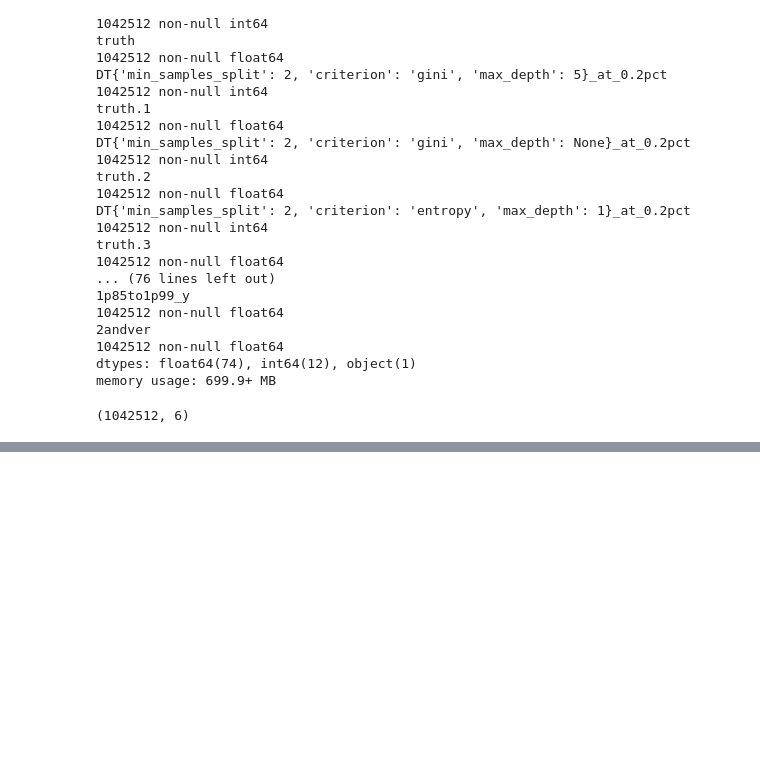
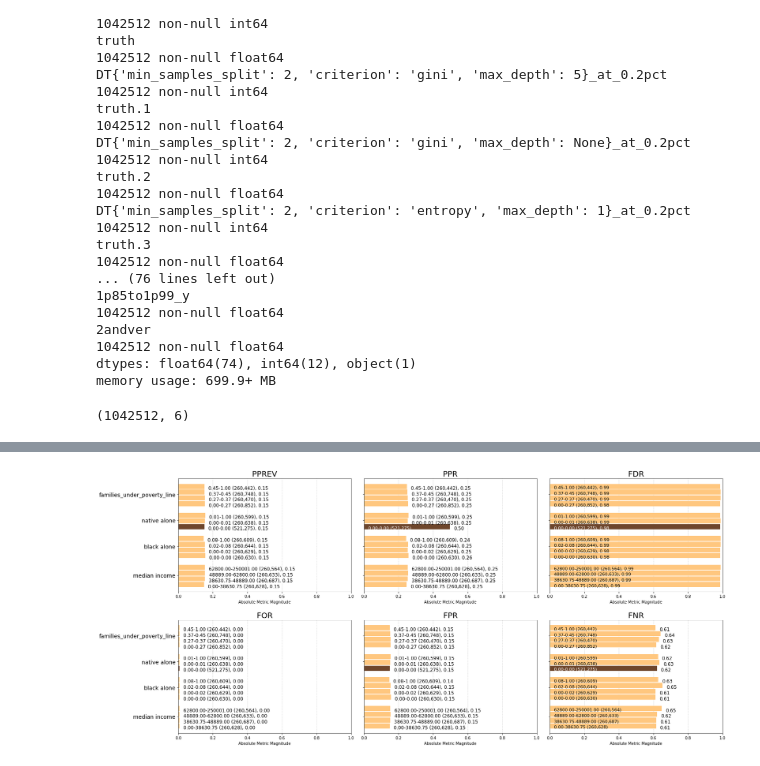
Before and after one commit to rachelwhaley/epa-rcra-violations, a Jupyter notebook: full_pipeline_files/aequitas_run_full.ipynb, the cells around one changed output, grey strips where cells are left out. Cells and saved outputs as stored; diff of their text form; code cells hidden in the pictures; blank space fills up the shorter version.

Commit message:
full aequitas run

```diff
--- a/full_pipeline_files/aequitas_run_full.ipynb
+++ b/full_pipeline_files/aequitas_run_full.ipynb
@@ -138,7 +138,7 @@ memory usage: 699.9+ MB
 # %%
 preds_all["families_under_poverty_line"] = preds_all["under_p5_x"] + preds_all["p5top74"] + preds_all["p75top99"]
 # %%
-rf_for_aequitas = preds_all.filter(["RF{'min_samples_split': 10, 'max_depth': 5, 'n_estimators': 10, 'n_jobs': -1, 'max_features': 'sqrt'}_at_0.2pct", "truth.7", "median income", "black alone", "native alone", "p75top99"])
+rf_for_aequitas = preds_all.filter(["RF{'min_samples_split': 10, 'max_depth': 5, 'n_estimators': 10, 'n_jobs': -1, 'max_features': 'sqrt'}_at_0.2pct", "truth.7", "median income", "black alone", "native alone", "families_under_poverty_line"])
 # %%
 rf_for_aequitas.shape
 # %% [output]
@@ -163,0 +167,2 @@ rf_for_aequitas["label_value"] = rf_for_aequitas["label_value"].astype(int)
+# %%
+rf_for_aequitas_ready, lst = ap.preprocess_input_df(rf_for_aequitas)
@@ -164,4 +183,3 @@ rf_for_aequitas["label_value"] = rf_for_aequitas["label_value"].astype(int)
 # %%
-g = Group()
-xtab, _ = g.get_crosstabs(rf_for_aequitas)
+xtab, _ = g.get_crosstabs(rf_for_aequitas_ready)
 # %% [output]
@@ -168,0 +227,6 @@ Exception: get_crosstabs: input df was not preprocessed. There are non-string co
+# %%
+aqp = Plot()
+# %%
+p = aqp.plot_group_metric_all(xtab, ncols=3)
+# %% [output]
+[figure, added]
```
Also changed, not shown: parts of 33 cells of this notebook.
